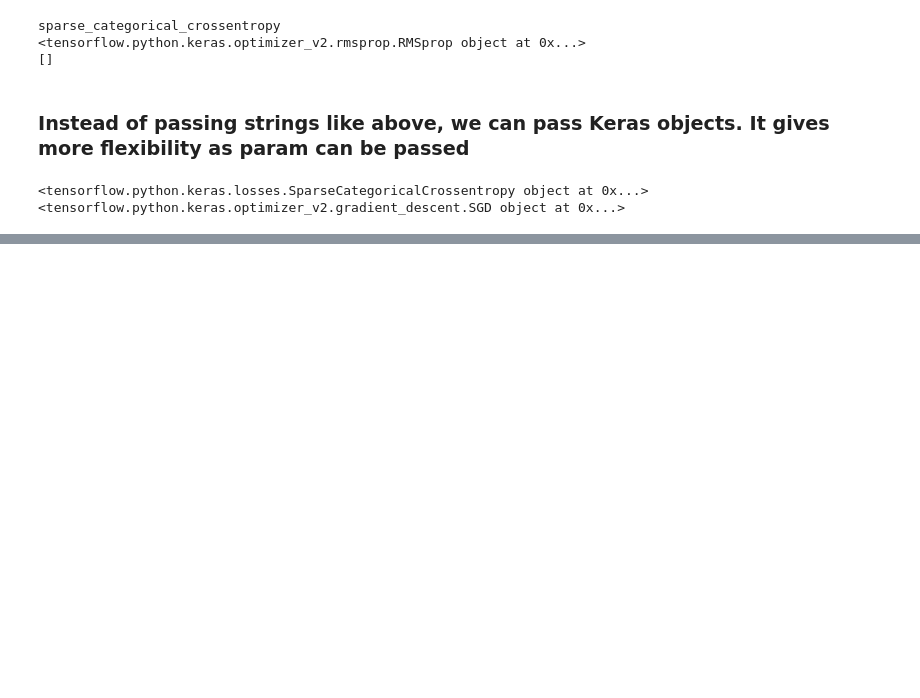
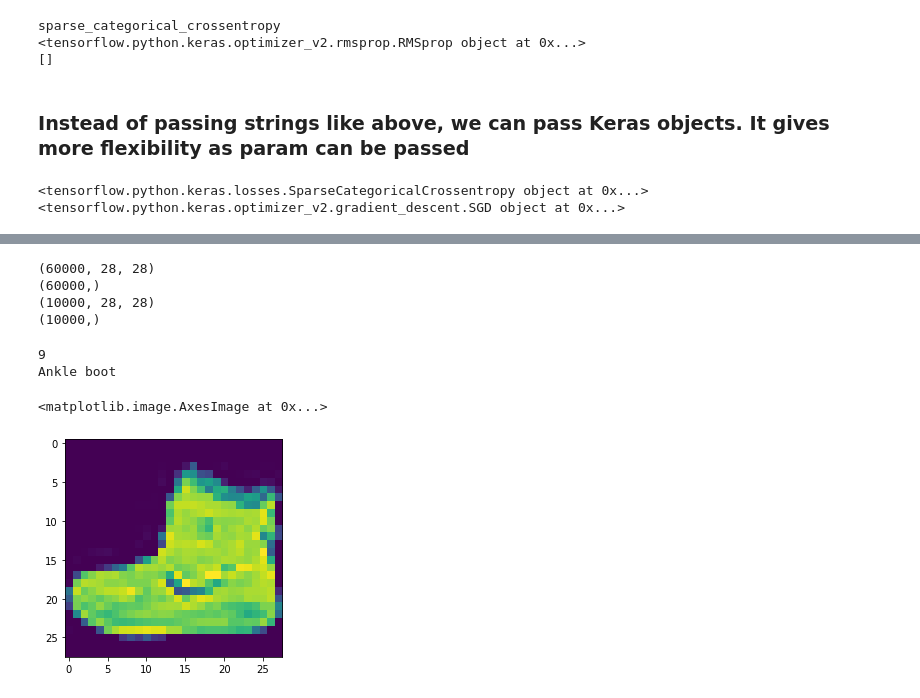
Before and after one commit to ravitata/tensorflow2, a Jupyter notebook: wk2_first_model.ipynb, the cells around one changed output, grey strips where cells are left out. Drawn from its saved outputs; the diff is of its cells as text; code cells hidden in the pictures; blank space fills up the shorter version.

```diff
--- a/wk2_first_model.ipynb
+++ b/wk2_first_model.ipynb
@@ -136,3 +136,6 @@ print(model.optimizer)
 # %% [output]
 <tensorflow.python.keras.losses.SparseCategoricalCrossentropy object at 0x...>
 <tensorflow.python.keras.optimizer_v2.gradient_descent.SGD object at 0x...>
+# %%
+fashion_mnist_data = tf.keras.datasets.fashion_mnist
+(train_images, train_labels), (test_images, test_labels) = fashion_mnist_data.load_data()
@@ -138,0 +151,11 @@ print(model.optimizer)
+# %%
+print(train_images.shape)
+print(train_labels.shape)
+
+print(test_images.shape)
+print(test_labels.shape)
+# %% [output]
+(60000, 28, 28)
+(60000,)
+(10000, 28, 28)
+(10000,)
@@ -138,0 +176,9 @@ print(model.optimizer)
+# %%
+print(train_labels[0])
+print(labels[train_labels[0]])
+# %% [output]
+9
+Ankle boot
+# %%
+train_images = train_images/255.0
+test_images = test_images/255.0
@@ -138,0 +187,5 @@ print(model.optimizer)
+# %%
+plt.imshow(train_images[0,:])
+# %% [output]
+<matplotlib.image.AxesImage at 0x...>
+[figure, added]
```
Also changed, not shown: parts of 12 cells of this notebook.
